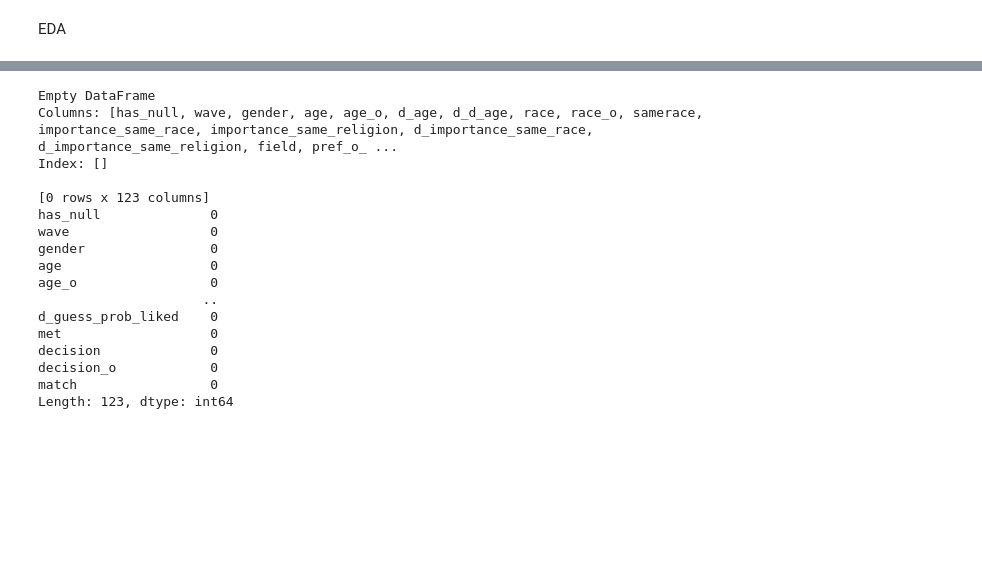
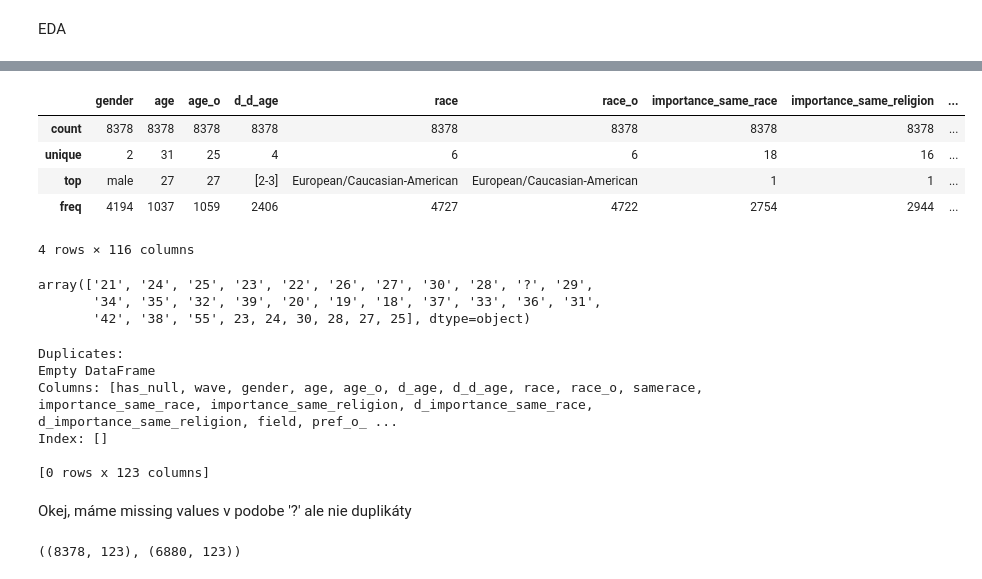
Before and after one commit to Daweed12/ZNEUS_ZS_Vach_Kmet_Duchon, a Jupyter notebook: Project1.ipynb, the cells around one changed output, grey strips where cells are left out. Saved outputs shown, nothing was run; the diff lists cells and outputs as text; code cells hidden in the pictures; blank space fills up the shorter version.

```diff
--- a/Project1.ipynb
+++ b/Project1.ipynb
@@ -12,24 +35,60 @@ EDA
+# %%
+df.describe(exclude=np.number)
+# %% [output]
+|  | gender | age | age_o | d_d_age | race | race_o | importance_same_race | importance_same_religion | ... |
+| count | 8378 | 8378 | 8378 | 8378 | 8378 | 8378 | 8378 | 8378 | ... |
+| unique | 2 | 31 | 25 | 4 | 6 | 6 | 18 | 16 | ... |
+| top | male | 27 | 27 | [2-3] | European/Caucasian-American | European/Caucasian-American | 1 | 1 | ... |
+| freq | 4194 | 1037 | 1059 | 2406 | 4727 | 4722 | 2754 | 2944 | ... |
+4 rows × 116 columns
+# %%
+#Pozrel som sa ako vyzerajú dáta
+df.age.unique()
+# %% [output]
+array(['21', '24', '25', '23', '22', '26', '27', '30', '28', '?', '29',
+       '34', '35', '32', '39', '20', '19', '18', '37', '33', '36', '31',
+       '42', '38', '55', 23, 24, 30, 28, 27, 25], dtype=object)
 # %%
-#checking duplicates and missing values(probably gonna remove since theres nothing)
+#kukol som či tu sú duplikáty
+print("Duplicates:")
 duplicates = df.duplicated()
 print(df[duplicates])
-
-print(df.isnull().sum())
 # %% [output]
+Duplicates:
 Empty DataFrame
 Columns: [has_null, wave, gender, age, age_o, d_age, d_d_age, race, race_o, samerace, importance_same_race, importance_same_religion, d_importance_same_race, d_importance_same_religion, field, pref_o_ ...
 Index: []
 
 [0 rows x 123 columns]
-has_null              0
-wave                  0
-gender                0
-age                   0
-age_o                 0
-                     ..
-d_guess_prob_liked    0
-met                   0
-decision              0
-decision_o            0
-match                 0
-Length: 123, dtype: int64
+# %% [markdown]
+Okej, máme missing values v podobe '?' ale nie duplikáty
+# %%
+# Nahrada NaN/<NA> za ?, oprava rôznych data typov v stĺpci, následna oprava opravy naspäť na int z float(kvôli NaN)
+df = df.replace("?", np.nan)
+
+
+#Keďže dropnutie všetkých NaN spôsobí stratu 80% dát, treba imputovať kde sa dá
+
+# match, gender, akékoľvek descison či age sa nedá/nemá zmysel imputovať
+# predpokladám že veľmi podstatné pre match bude ako vidí človek druhého človeka, teda nebudem imputovať ani určité vlastnsti s '_o'
+critical = [
+    'match',
+    'gender',
+    'age',
+    'age_o',
+    'decision',
+    'decision_o',
+    'attractive_o',
+    'sinsere_o',
+    'intelligence_o',
+    'funny_o',
+    'ambitous_o',
+    'shared_interests_o'
+]
+df_clean=df.dropna(subset=critical)
+
+df_clean = df_clean.apply(pd.to_numeric, errors='ignore')
+df.shape, df_clean.shape
+# práve sme dropli asi 18% dát(hopefully ok)
+# %% [output]
+((8378, 123), (6880, 123))
```
Also changed, not shown: parts of 9 cells of this notebook, 1 other file.
